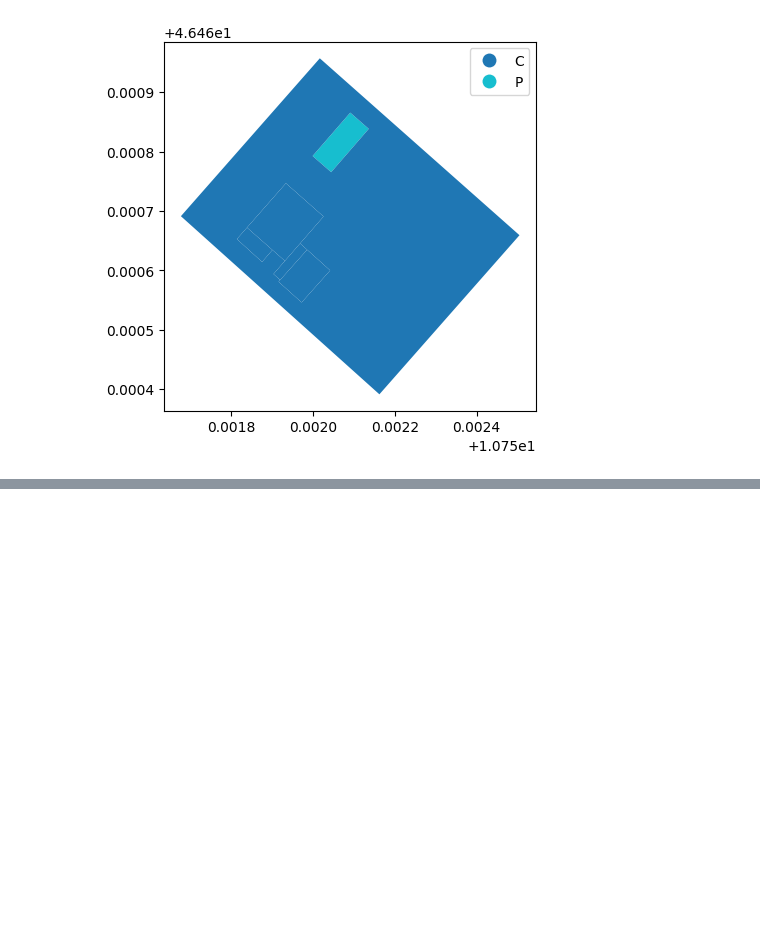
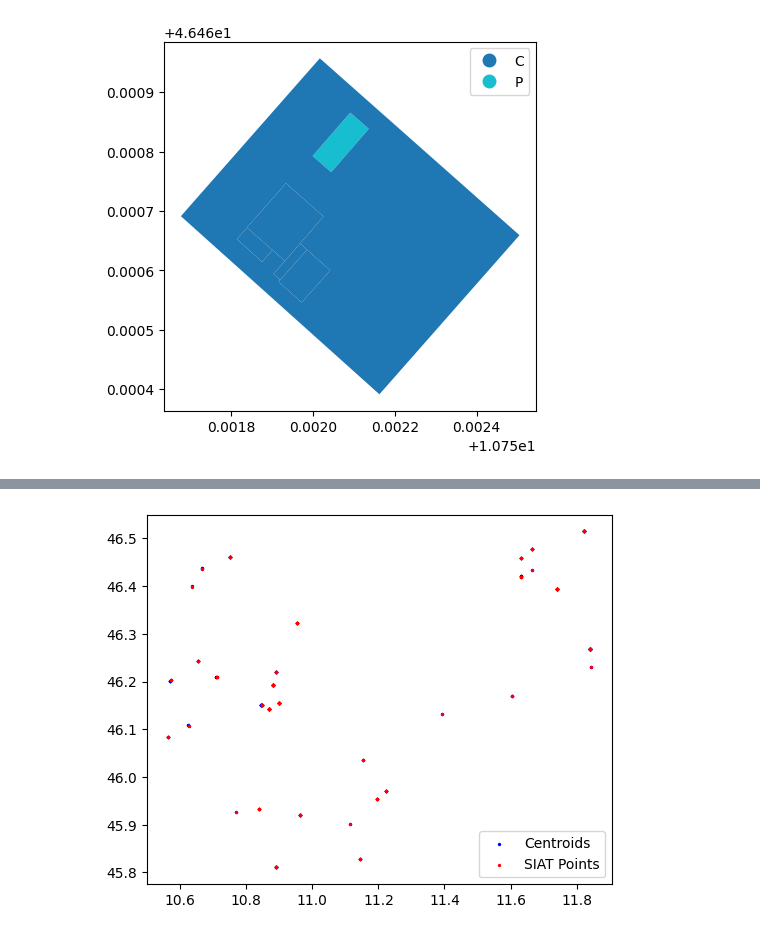
Before and after one commit to dclfbk/alpinehutsustainability, a Jupyter notebook: code/huts_download.ipynb, the cells around one changed output, grey strips where cells are left out. Saved outputs shown, nothing was run; the diff lists cells and outputs as text; code cells hidden in the pictures; blank space fills up the shorter version.

```diff
--- a/code/huts_download.ipynb
+++ b/code/huts_download.ipynb
@@ -109,0 +280,20 @@ parcels_huts_df.to_file("../data/cad_parcels_huts.geojson")
+# %%
+from shapely.geometry import Point, MultiPoint
+# Merge the GeoDataFrames on the standardized_name column
+merged_gdf = polygons_gdf.merge(siat_points_gdf[['standardized_name', 'geometry']], on='standardized_name', suffixes=('', '_siat'))
+
+# Function to extract the single point from a MultiPoint
+def extract_single_point(geometry):
+    if isinstance(geometry, MultiPoint) and len(geometry.geoms) == 1:
+        return geometry.geoms[0]
+    return geometry
+
+# Apply the function to extract the single point from MultiPoint geometries
+merged_gdf['geometry_siat'] = merged_gdf['geometry_siat'].apply(extract_single_point)
+
+# Extract the coordinates from the geometry of siat_points_gdf
+polygons_gdf['siat_point_x'] = merged_gdf['geometry_siat'].x
+polygons_gdf['siat_point_y'] = merged_gdf['geometry_siat'].y
+
+# Display the updated polygons_gdf
+polygons_gdf.head()
@@ -109,0 +307,26 @@ parcels_huts_df.to_file("../data/cad_parcels_huts.geojson")
+# %%
+# Check with plot
+
+# Recover the centroid points from the x and y columns
+polygons_gdf['centroid'] = polygons_gdf.apply(lambda row: Point(row['centroid_x'], row['centroid_y']), axis=1)
+# Create a GeoDataFrame for centroids
+centroids_gdf = gpd.GeoDataFrame(polygons_gdf[['rifugio_nome', 'centroid']], geometry='centroid')
+
+# Create a GeoDataFrame for the SIAT points using the extracted coordinates
+siat_points_gdf = gpd.GeoDataFrame(
+    polygons_gdf[['standardized_name', 'siat_point_x', 'siat_point_y']],
+    geometry=[Point(xy) for xy in zip(polygons_gdf['siat_point_x'], polygons_gdf['siat_point_y'])],
+    crs=polygons_gdf.crs
+)
+
+# Plotting
+fig, ax = plt.subplots()
+centroids_gdf.plot(ax=ax, color='blue', markersize=2, label='Centroids')
+siat_points_gdf.plot(ax=ax, color='red', marker='o', markersize=2, label='SIAT Points')
+plt.legend()
+plt.show()
+
+# Delete centroid column (extra geometry)
+polygons_gdf = polygons_gdf.drop(columns=['centroid'])
+# %% [output]
+[figure, added]
```
Also changed, not shown: parts of 36 cells of this notebook, 9 other files.
